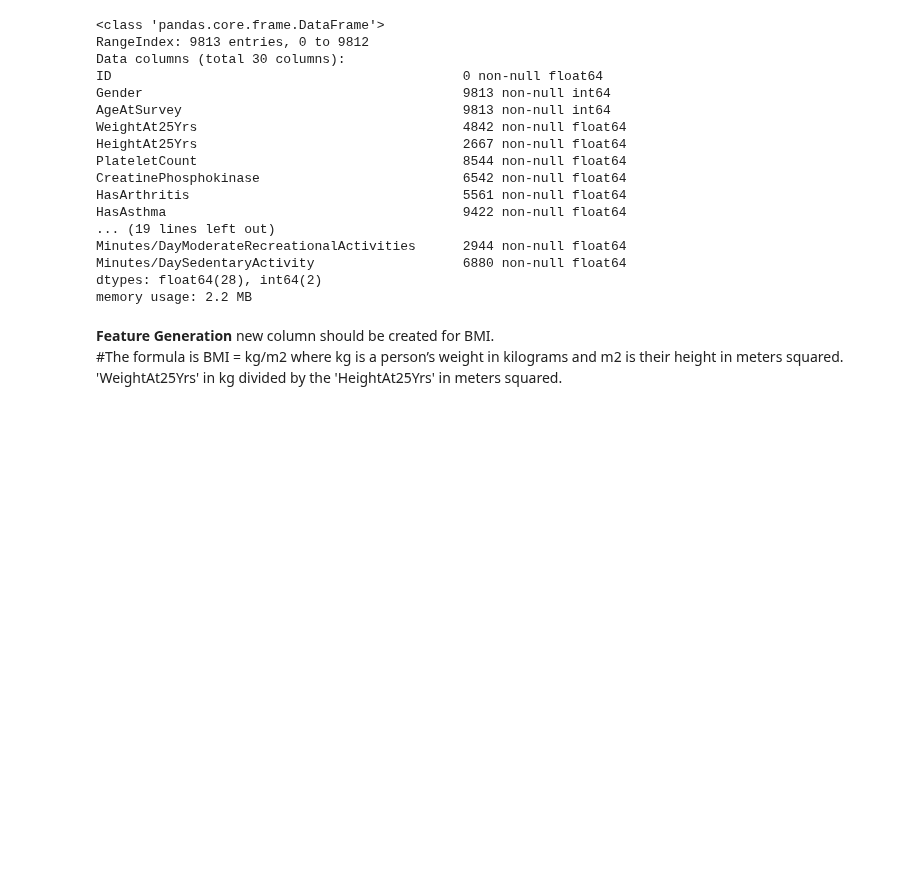
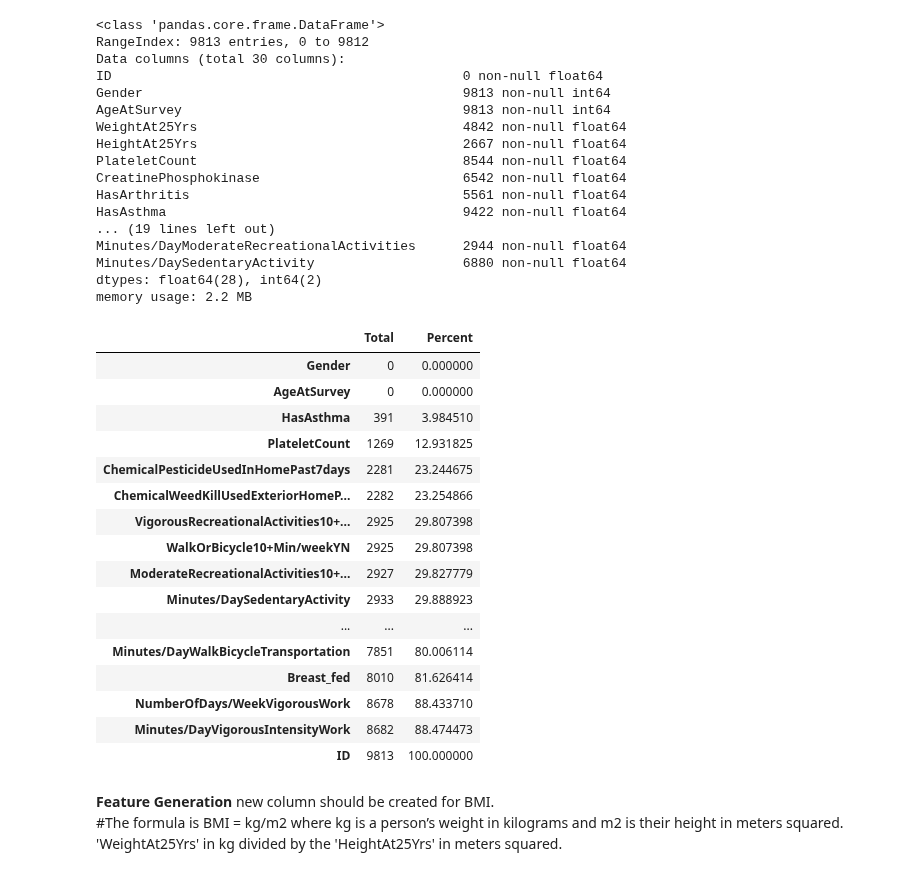
Before and after one commit to mightysquirrely/Capstone-2-Project, a Jupyter notebook: Capstone-2-Work.ipynb, the cells around one changed output. Drawn from its saved outputs; the diff is of its cells as text; code cells hidden in the pictures; blank space fills up the shorter version.

```diff
--- a/Capstone-2-Work.ipynb
+++ b/Capstone-2-Work.ipynb
@@ -116,6 +116,29 @@ Minutes/DayModerateRecreationalActivities      2944 non-null float64
 Minutes/DaySedentaryActivity                   6880 non-null float64
 dtypes: float64(28), int64(2)
 memory usage: 2.2 MB
+# %%
+total = df.isnull().sum().sort_values(ascending = True)
+percent = (df.isnull().sum() / df.isnull().count() * 100).sort_values(ascending = True)
+missing_data = pd.concat([total, percent], axis = 1, keys = ['Total','Percent'])
+missing_data
+# %% [output]
+|  | Total | Percent |
+| Gender | 0 | 0.000000 |
+| AgeAtSurvey | 0 | 0.000000 |
+| HasAsthma | 391 | 3.984510 |
+| PlateletCount | 1269 | 12.931825 |
+| ChemicalPesticideUsedInHomePast7days | 2281 | 23.244675 |
+| ChemicalWeedKillUsedExteriorHomeP... | 2282 | 23.254866 |
+| VigorousRecreationalActivities10+... | 2925 | 29.807398 |
+| WalkOrBicycle10+Min/weekYN | 2925 | 29.807398 |
+| ModerateRecreationalActivities10+... | 2927 | 29.827779 |
+| Minutes/DaySedentaryActivity | 2933 | 29.888923 |
+| ... | ... | ... |
+| Minutes/DayWalkBicycleTransportation | 7851 | 80.006114 |
+| Breast_fed | 8010 | 81.626414 |
+| NumberOfDays/WeekVigorousWork | 8678 | 88.433710 |
+| Minutes/DayVigorousIntensityWork | 8682 | 88.474473 |
+| ID | 9813 | 100.000000 |
 # %% [markdown]
 **Feature Generation**
 new column should be created for BMI.
```
Also changed, not shown: parts of 19 cells of this notebook.
